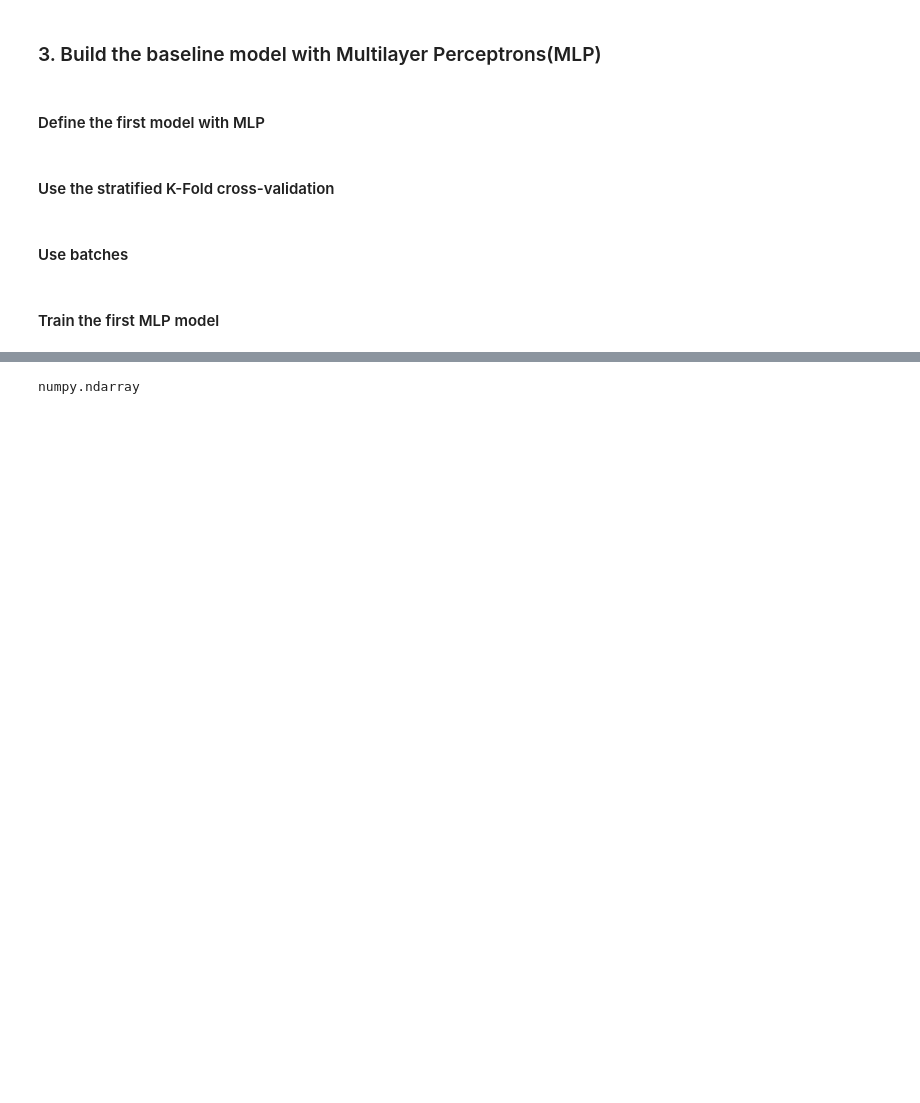
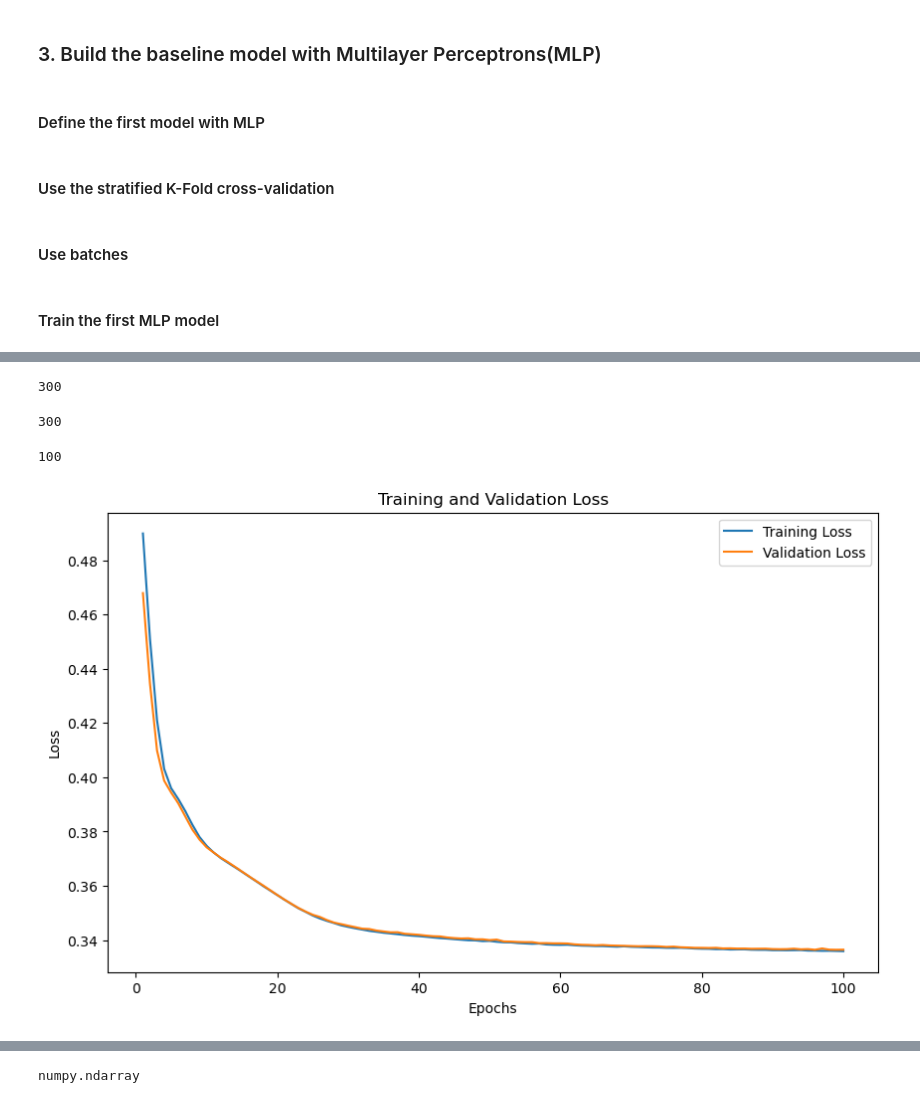
Before and after one commit to yumi-h-1/Predicting-Bank-Customer-Churn, a Jupyter notebook: NECO_Individual Project/INM427 Neural Computing_Individual Project.ipynb, the cells around one changed output, grey strips where cells are left out. Drawn from its saved outputs; the diff is of its cells as text; code cells hidden in the pictures; blank space fills up the shorter version.

```diff
--- a/NECO_Individual Project/INM427 Neural Computing_Individual Project.ipynb
+++ b/NECO_Individual Project/INM427 Neural Computing_Individual Project.ipynb
@@ -493,0 +593,8 @@ optimizer = torch.optim.Adam(baseline_mlp_model.parameters(), lr=0.001) # The le
+# %%
+len(train_losses)
+# %% [output]
+300
+# %%
+len(val_losses)
+# %% [output]
+300
@@ -494,3 +635,22 @@ optimizer = torch.optim.Adam(baseline_mlp_model.parameters(), lr=0.001) # The le
+# %%
+# Create a numpy list for epochs which starts from 1.
+Epochs = np.arange(1, number_of_epochs + 1)
+type(Epochs)
+print(len(Epochs))
+# %% [output]
+100
+# %%
+# Plotting the training and validation loss
+plt.figure(figsize=(10, 6))
+plt.plot(Epochs, average_train_losses, label='Training Loss')
+plt.plot(Epochs, average_val_losses, label='Validation Loss')
+plt.title('Training and Validation Loss')
+plt.xlabel('Epochs')
+plt.ylabel('Loss')
+plt.legend()
+plt.show()
+# %% [output]
+[figure, added]
 # %%
 # Import the library to calculate the time for training
 import time
```
Also changed, not shown: parts of 38 cells of this notebook, 3 other files.
